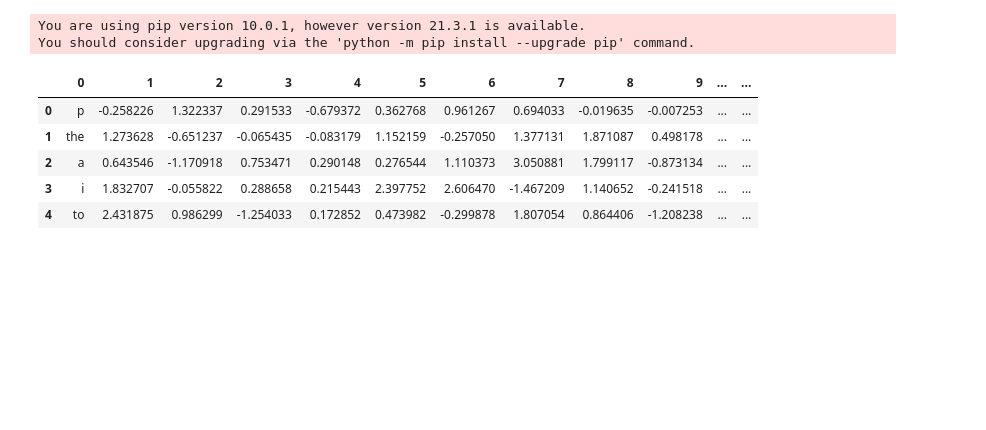
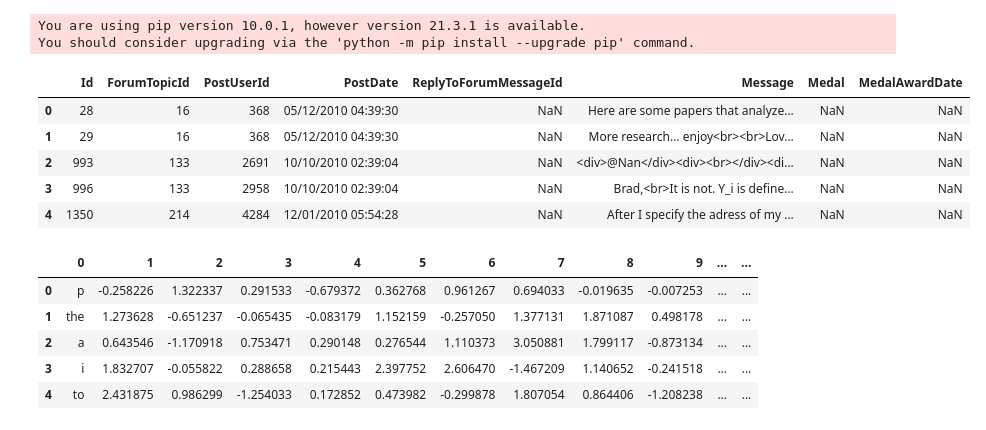
Before and after one commit to thisishardik/forum-posts-clustering, a Jupyter notebook: forum_post_clustering.ipynb, the cells around one changed output. Saved outputs shown, nothing was run; the diff lists cells and outputs as text; code cells hidden in the pictures; blank space fills up the shorter version.

```diff
--- a/forum_post_clustering.ipynb
+++ b/forum_post_clustering.ipynb
@@ -48,6 +48,15 @@ w2v_vectors = pd.read_csv('fine-tuning-word2vec/forum_posts_word2vec.model',
                           delim_whitespace=True,
                           skiprows=[0],
                           header=None)
+# %%
+forum_posts.head()
+# %% [output]
+|  | Id | ForumTopicId | PostUserId | PostDate | ReplyToForumMessageId | Message | Medal | MedalAwardDate |
+| 0 | 28 | 16 | 368 | 05/12/2010 04:39:30 | NaN | Here are some papers that analyze... | NaN | NaN |
+| 1 | 29 | 16 | 368 | 05/12/2010 04:39:30 | NaN | More research... enjoy<br><br>Lov... | NaN | NaN |
+| 2 | 993 | 133 | 2691 | 10/10/2010 02:39:04 | NaN | <div>@Nan</div><div><br></div><di... | NaN | NaN |
+| 3 | 996 | 133 | 2958 | 10/10/2010 02:39:04 | NaN | Brad,<br>It is not. Y_i is define... | NaN | NaN |
+| 4 | 1350 | 214 | 4284 | 12/01/2010 05:54:28 | NaN | After I specify the adress of my ... | NaN | NaN |
 # %%
 w2v_vectors.head()
 # %% [output]
```
Also changed, not shown: parts of 9 cells of this notebook, 1 other file.
